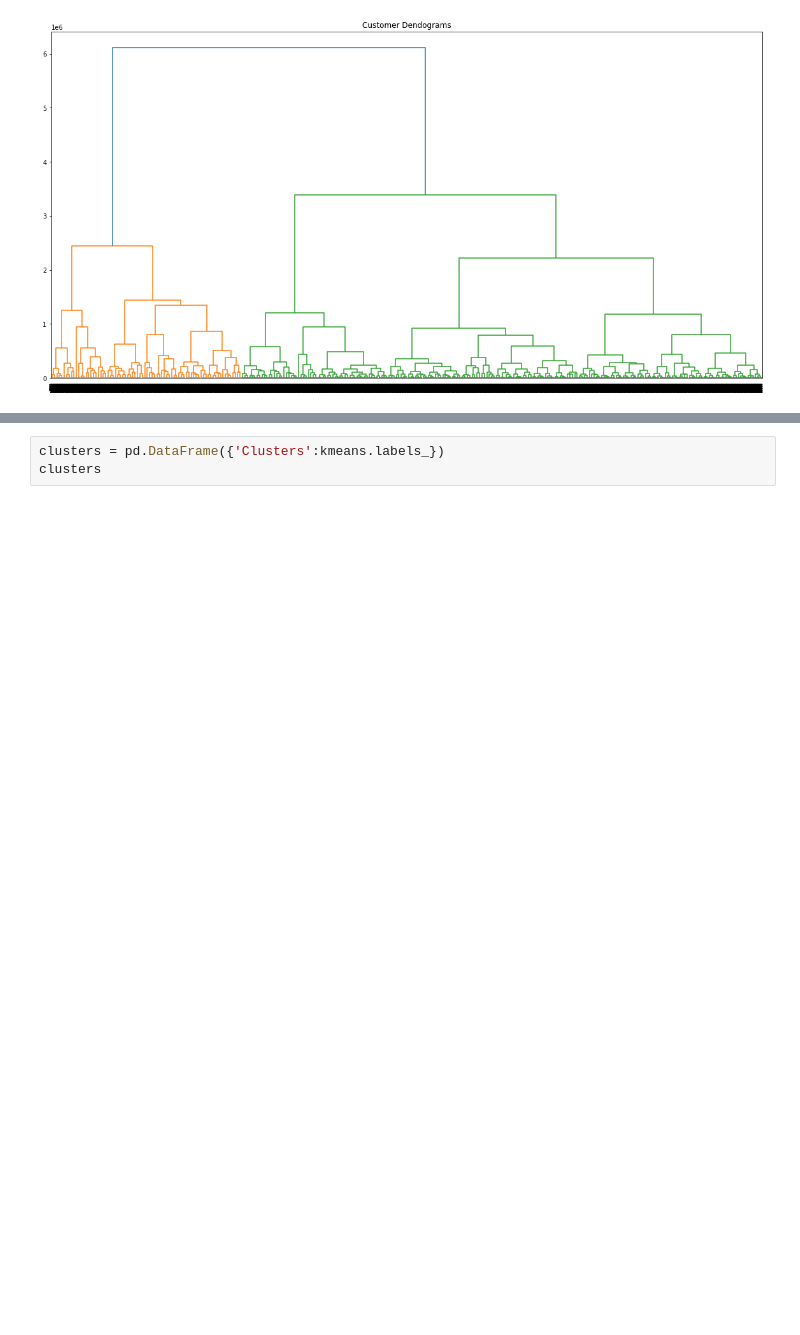
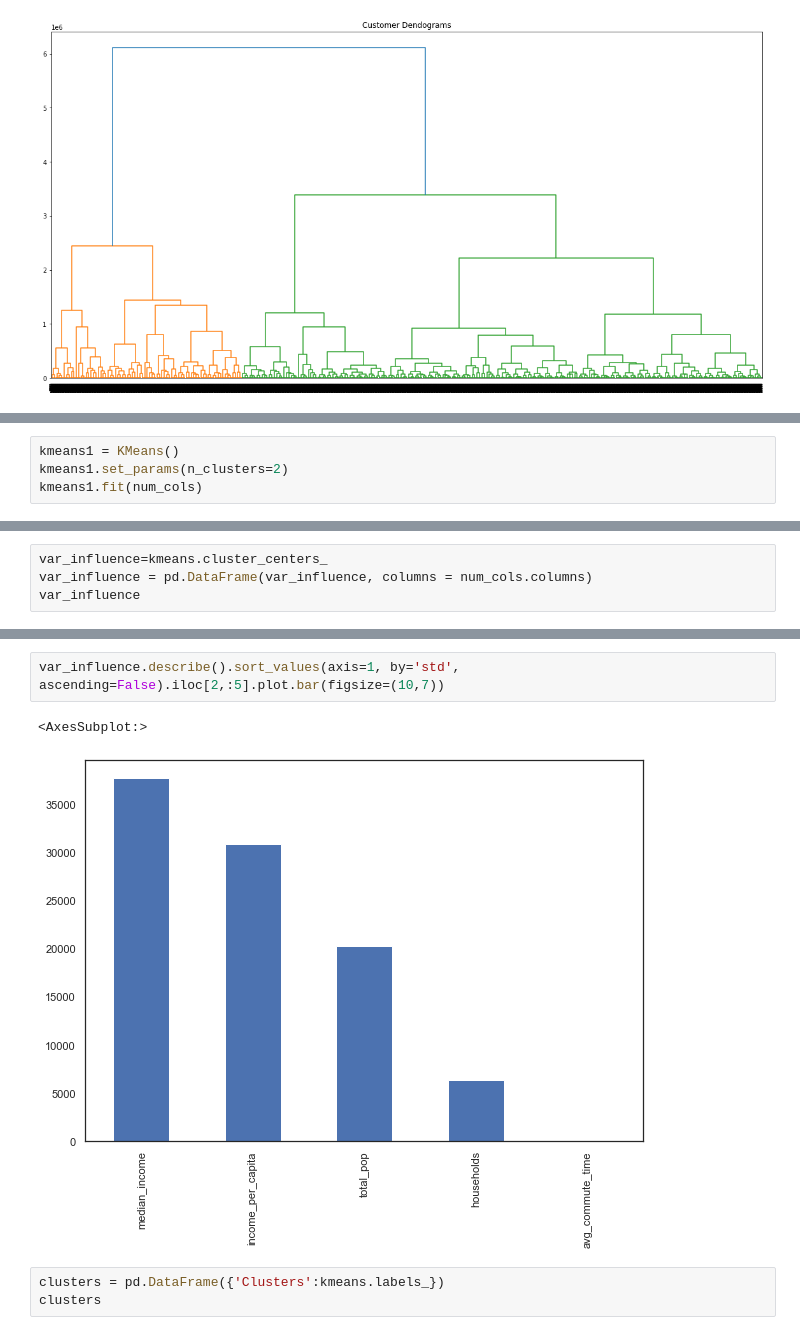
Before and after one commit to EugeniaDickson/zillow_rent_index, a Jupyter notebook: Jane/clustering analysis.ipynb, the cells around one changed output, grey strips where cells are left out. Drawn from its saved outputs; the diff is of its cells as text; blank space fills up the shorter version.

Commit message:
cluster EDA

```diff
--- a/Jane/clustering analysis.ipynb
+++ b/Jane/clustering analysis.ipynb
@@ -107,3 +105,7 @@ kmeans.set_params(n_clusters=4)
 kmeans.fit(num_cols)
 # %% [output]
 KMeans(n_clusters=4)
+# %%
+kmeans1 = KMeans()
+kmeans1.set_params(n_clusters=2)
+kmeans1.fit(num_cols)
@@ -109,0 +137,4 @@ KMeans(n_clusters=4)
+# %%
+var_influence=kmeans.cluster_centers_
+var_influence = pd.DataFrame(var_influence, columns = num_cols.columns)
+var_influence
@@ -110,3 +159,8 @@ KMeans(n_clusters=4)
+# %%
+var_influence.describe().sort_values(axis=1, by='std', ascending=False).iloc[2,:5].plot.bar(figsize=(10,7))
+# %% [output]
+<AxesSubplot:>
+[figure, added]
 # %%
 clusters = pd.DataFrame({'Clusters':kmeans.labels_})
 clusters
```
Also changed, not shown: parts of 12 cells of this notebook, 2 other files.
